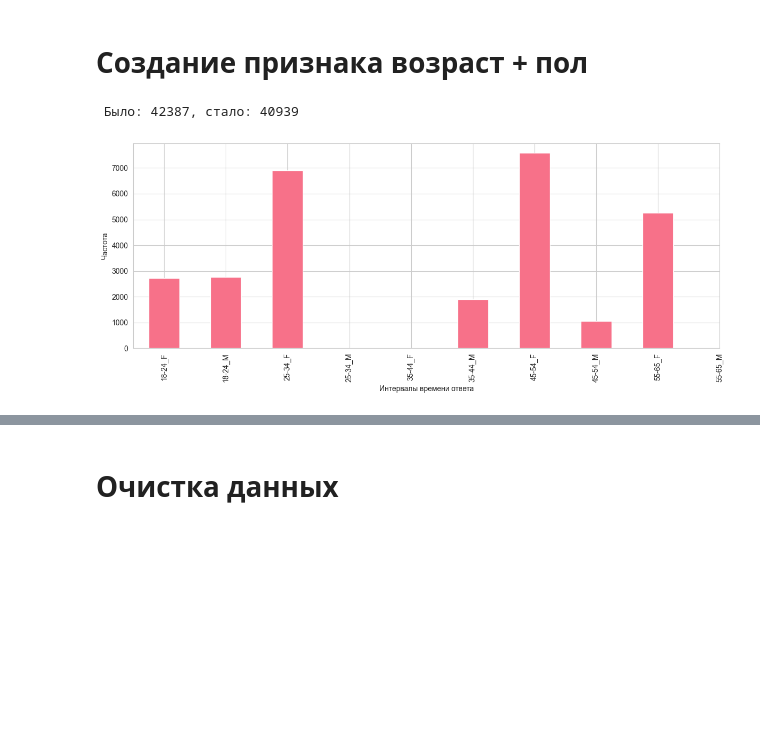
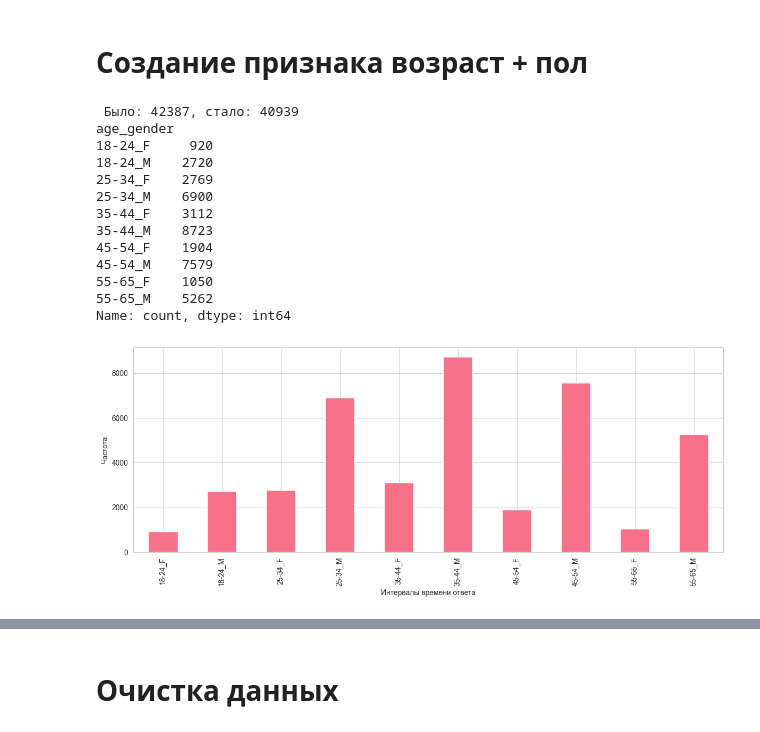
Before and after one commit to smirnoffmg/team-8-case-2, a Jupyter notebook: checkpoint1.ipynb, the cells around one changed output, grey strips where cells are left out. Drawn from its saved outputs; the diff is of its cells as text; code cells hidden in the pictures; blank space fills up the shorter version.

```diff
--- a/checkpoint1.ipynb
+++ b/checkpoint1.ipynb
@@ -254,6 +254,7 @@ df_h["original_creation_dt"] = df_h["survey_creation_dt"]
 df_h["original_response_dt"] = df_h["survey_response_dt"]
 
 # меняем местами даты
+df_h["dates_swapped"] = df_h["response_time_days"] < 0
 swap = df_h["dates_swapped"]
 df_h.loc[swap, ["survey_creation_dt", "survey_response_dt"]] = (
     df_h.loc[swap, ["survey_response_dt", "survey_creation_dt"]].values
@@ -352,6 +353,7 @@ df["original_creation_dt"] = df["survey_creation_dt"]
 df["original_response_dt"] = df["survey_response_dt"]
 
 # меняем местами даты
+df["dates_swapped"] = df["response_time_days"] < 0
 swap = df["dates_swapped"]
 df.loc[swap, ["survey_creation_dt", "survey_response_dt"]] = (
     df.loc[swap, ["survey_response_dt", "survey_creation_dt"]].values
@@ -536,7 +538,7 @@ Name: count, dtype: int64
 df_2= df.copy()
 df_2['age_gender'] = df_2['age'] + "_" + df_2['gender']
 df_2.sort_values(by='age_gender', inplace=True)
-df_2.describe(include="object")
+
 
 
 age_gender_dict = {
@@ -554,41 +556,48 @@ age_gender_dict = {
 
 labels = [
     "18-24_F", "18-24_M",
     "25-34_F", "25-34_M",
     "35-44_F", "35-44_M",
     "45-54_F", "45-54_M",
     "55-65_F", "55-65_M",
 ]
 
 length_df2_before = len(df_2)
 df_2.dropna(subset=["age_gender"], inplace=True)
 length_df2_afrer = len(df_2)
 print(f"\n Было: {length_df2_before}, стало: {length_df2_afrer}")
 
 df_2["age_gender_encoded"] = df_2["age_gender"].map(age_gender_dict)
 
+freq=df_2["age_gender"].value_counts().sort_index()
+print(freq)
 
-
-
-bins = np.arange(1, 10 + 1, 1)
-binned = pd.cut(df_2["age_gender_encoded"], bins=bins)
-
-
-freq = binned.value_counts().sort_index()
 
 ax = freq.plot(kind="bar", figsize=(12, 5))
 ax.set_xlabel("Интервалы времени ответа")
 ax.set_ylabel("Частота")
 ax.set_xticks(range(0, len(labels)))
 ax.set_xticklabels(labels)
 plt.tight_layout()
 plt.show()
 
 
 ####Тут какая-то ошибка у меня в выводе
 # %% [output]
  Было: 42387, стало: 40939
+age_gender
+18-24_F     920
+18-24_M    2720
+25-34_F    2769
+25-34_M    6900
+35-44_F    3112
+35-44_M    8723
+45-54_F    1904
+45-54_M    7579
+55-65_F    1050
+55-65_M    5262
+Name: count, dtype: int64
-[figure, old version]
+[figure, new version]
 # %%
 csat_freq = (
 df_2
```
Also changed, not shown: parts of 4 cells of this notebook.
